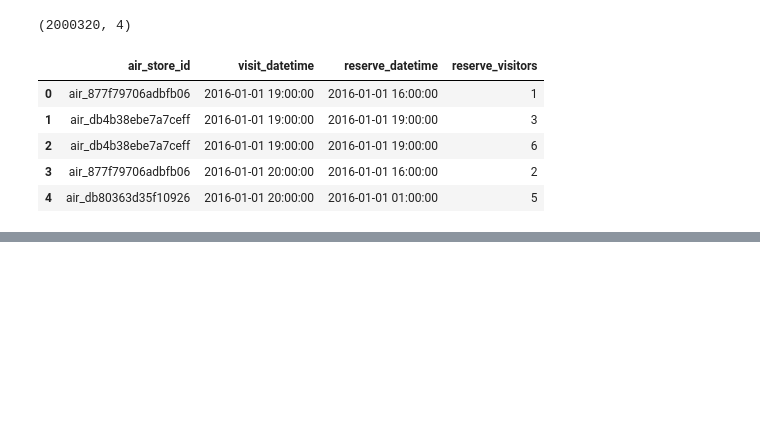
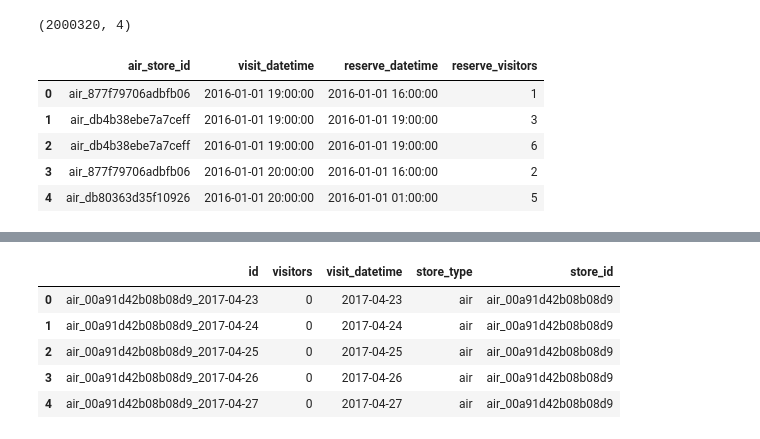
Before and after one commit to prasadPattuvamVeedu/Restaurent_visitor_forecating, a Jupyter notebook: resturent_visitor.ipynb, the cells around one changed output, grey strips where cells are left out. Cells and saved outputs as stored; diff of their text form; code cells hidden in the pictures; blank space fills up the shorter version.

```diff
--- a/resturent_visitor.ipynb
+++ b/resturent_visitor.ipynb
@@ -746,8 +746,10 @@ sample_submission_df.head()
 | 2 | air_00a91d42b08b08d9_2017-04-25 | 0 |
 | 3 | air_00a91d42b08b08d9_2017-04-26 | 0 |
 | 4 | air_00a91d42b08b08d9_2017-04-27 | 0 |
+# %%
+submission_df = sample_submission_df.copy()
 # %%
-sample_submission_df["visit_datetime"] = sample_submission_df["id"].apply(lambda x : x.split("_")[-1])
-sample_submission_df["store_type"]     = sample_submission_df["id"].apply(lambda x : x.split("_")[0])
-sample_submission_df["store_id"]       = sample_submission_df["id"].apply(lambda x : re.sub(r'_\d{4}-\d{2}-\d{2}',"",x))
+submission_df["visit_datetime"] = sample_submission_df["id"].apply(lambda x : x.split("_")[-1])
+submission_df["store_type"]     = sample_submission_df["id"].apply(lambda x : x.split("_")[0])
+submission_df["store_id"]       = sample_submission_df["id"].apply(lambda x : re.sub(r'_\d{4}-\d{2}-\d{2}',"",x))
 # %%
@@ -907,0 +926,9 @@ store_reserve.head()
+# %%
+submission_df.head()
+# %% [output]
+|  | id | visitors | visit_datetime | store_type | store_id |
+| 0 | air_00a91d42b08b08d9_2017-04-23 | 0 | 2017-04-23 | air | air_00a91d42b08b08d9 |
+| 1 | air_00a91d42b08b08d9_2017-04-24 | 0 | 2017-04-24 | air | air_00a91d42b08b08d9 |
+| 2 | air_00a91d42b08b08d9_2017-04-25 | 0 | 2017-04-25 | air | air_00a91d42b08b08d9 |
+| 3 | air_00a91d42b08b08d9_2017-04-26 | 0 | 2017-04-26 | air | air_00a91d42b08b08d9 |
+| 4 | air_00a91d42b08b08d9_2017-04-27 | 0 | 2017-04-27 | air | air_00a91d42b08b08d9 |
```
Also changed, not shown: parts of 21 cells of this notebook.
